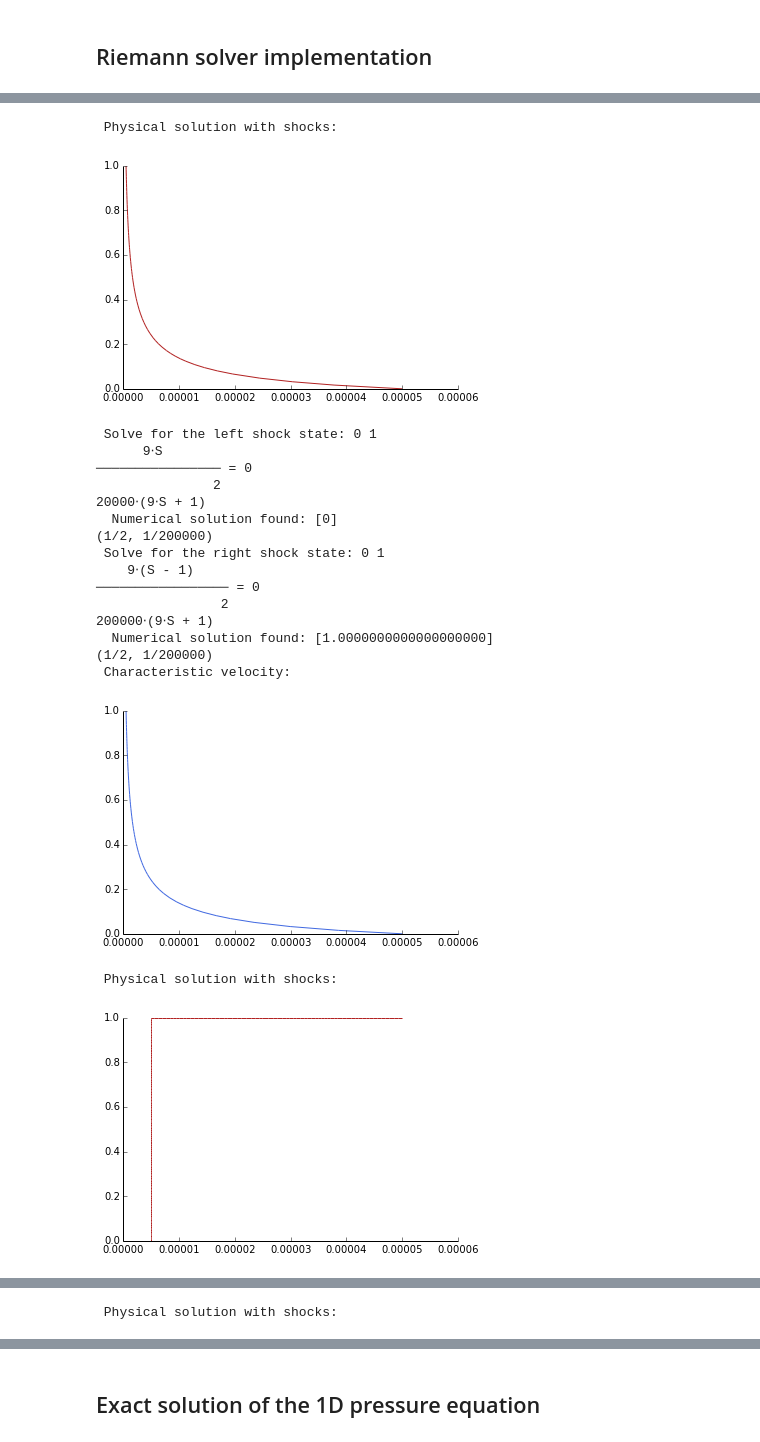
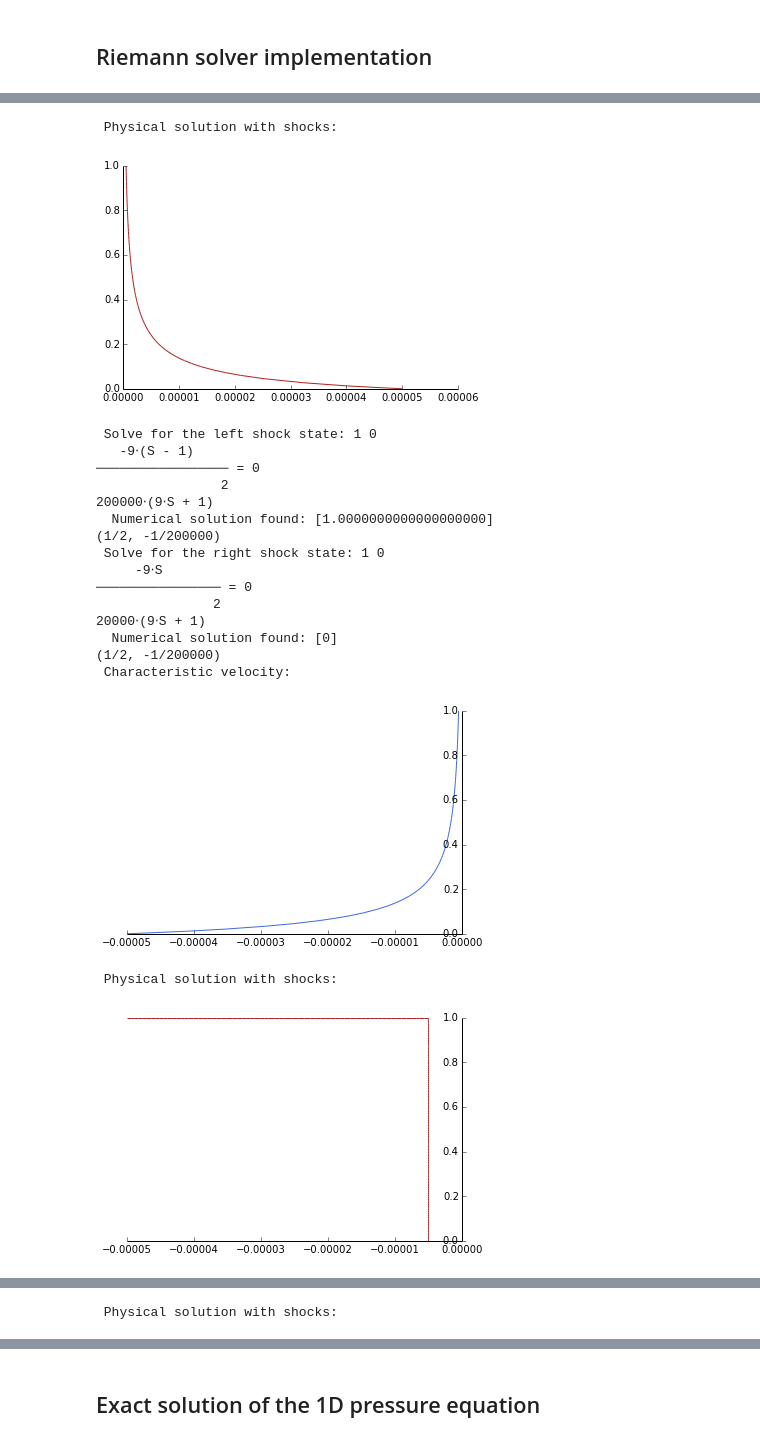
Before and after one commit to meistero/Samoa, a Jupyter notebook: scripts/python/Riemann_Darcy.ipynb, the cells around one changed output, grey strips where cells are left out. Cells and saved outputs as stored; diff of their text form; code cells hidden in the pictures.

```diff
--- a/scripts/python/Riemann_Darcy.ipynb
+++ b/scripts/python/Riemann_Darcy.ipynb
@@ -402,8 +402,8 @@ for perm_model in ["linear", "quadratic", "brooks-corey"]:
     sol = Riemann(Rational(10, 10), Rational(0, 10), Rational(3, 1e4), Rational(3, 1e3), Rational(31200, 100), Rational(25864, 100), \
                   Rational(1, 1e6), Rational(5, 1e12), 0, Rational(1,5), perm_model)
     write_solution(*sol, file_name = "inflow_rarefaction_" + perm_model)
-    sol = Riemann(Rational(0, 10), Rational(10, 10), Rational(3, 1e4), Rational(3, 1e3), Rational(31200, 100), Rational(25864, 100), \
-                  Rational(1, 1e6), Rational(5, 1e12), 0, Rational(1,5), perm_model)
+    sol = Riemann(Rational(10, 10), Rational(0, 10), Rational(3, 1e4), Rational(3, 1e3), Rational(31200, 100), Rational(25864, 100), \
+                  Rational(-1, 1e6), Rational(5, 1e12), 0, Rational(1,5), perm_model)
     write_solution(*sol, file_name = "inflow_shock_" + perm_model)
 
 print "done."
@@ -415,8 +415,8 @@ for perm_model in ["linear", "quadratic", "brooks-corey"]:
     sol = Riemann(Rational(10, 10), Rational(0, 10), Rational(3, 1e4), Rational(3, 1e3), Rational(31200, 100), Rational(25864, 100), \
                   0, Rational(5, 1e12), Rational(980665,1e5), Rational(1,5), perm_model)
     write_solution(*sol, file_name = "density_rarefaction_" + perm_model)
-    sol = Riemann(Rational(0, 10), Rational(10, 10), Rational(3, 1e4), Rational(3, 1e3), Rational(31200, 100), Rational(25864, 100), \
-                  0, Rational(5, 1e12), Rational(980665,1e5), Rational(1,5), perm_model)
+    sol = Riemann(Rational(10, 10), Rational(0, 10), Rational(3, 1e4), Rational(3, 1e3), Rational(31200, 100), Rational(25864, 100), \
+                  0, Rational(5, 1e12), Rational(-980665,1e5), Rational(1,5), perm_model)
     write_solution(*sol, file_name = "density_shock_" + perm_model)
 
 print "done."
@@ -424,46 +424,46 @@ print ""
 
 print "General formula:"
 Riemann(S_l, S_r, mu_w, mu_n, rho_w, rho_n, u_t, K, 0, Phi)
 print "done."
 print ""
 # %% [output]
 Test (mu_w:0.3e-3, mu_n:3.0e-3, u_t:10^(-6), K:5.0e-12, g:0.0, Phi: 0.2):
  Solve for the left shock state: 1 0
     9⋅(S - 1)
 ───────────────── = 0
                 2
 200000⋅(9⋅S + 1)
   Numerical solution found: [1.0000000000000000000]
 (1, 1/2000000)
  Solve for the right shock state: 1 0
       9⋅S
 ──────────────── = 0
                2
 20000⋅(9⋅S + 1)
   Numerical solution found: [0]
 (0, 1/20000)
  Characteristic velocity:
 [figure]
  Physical solution with shocks:
 [figure]
- Solve for the left shock state: 0 1
-      9⋅S
+ Solve for the left shock state: 1 0
+   -9⋅(S - 1)
+───────────────── = 0
+                2
+200000⋅(9⋅S + 1)
+  Numerical solution found: [1.0000000000000000000]
+(1/2, -1/200000)
+ Solve for the right shock state: 1 0
+     -9⋅S
 ──────────────── = 0
                2
 20000⋅(9⋅S + 1)
   Numerical solution found: [0]
-(1/2, 1/200000)
- Solve for the right shock state: 0 1
-    9⋅(S - 1)
-───────────────── = 0
-                2
-200000⋅(9⋅S + 1)
-  Numerical solution found: [1.0000000000000000000]
-(1/2, 1/200000)
+(1/2, -1/200000)
  Characteristic velocity:
-[figure, old version]
+[figure, new version]
  Physical solution with shocks:
-[figure, old version]
+[figure, new version]
  Solve for the left shock state: 1 0
          ⎛    2           ⎞
 -(S - 1)⋅⎝11⋅S  - 22⋅S + 1⎠
```
Also changed, not shown: 3 other files.
